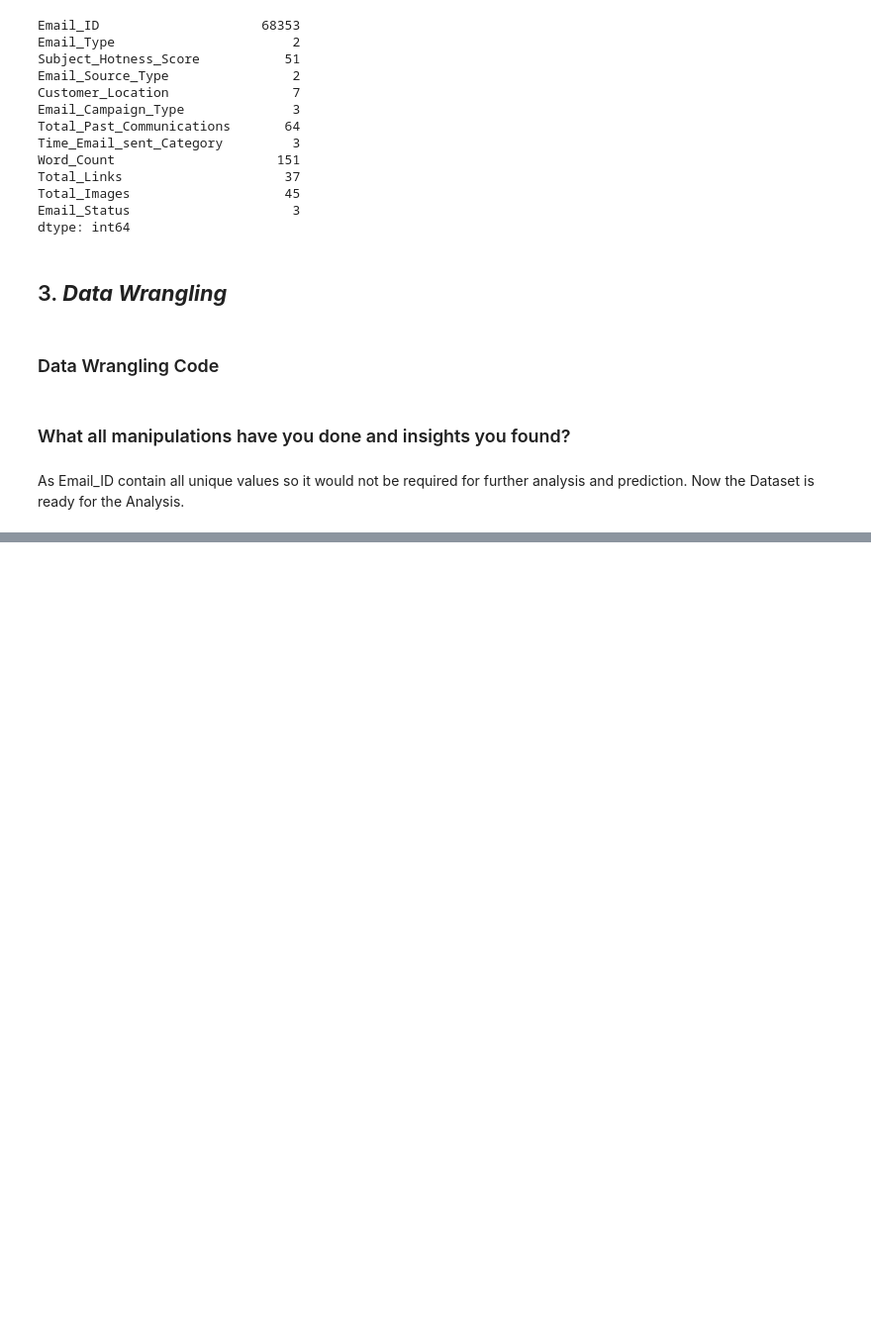
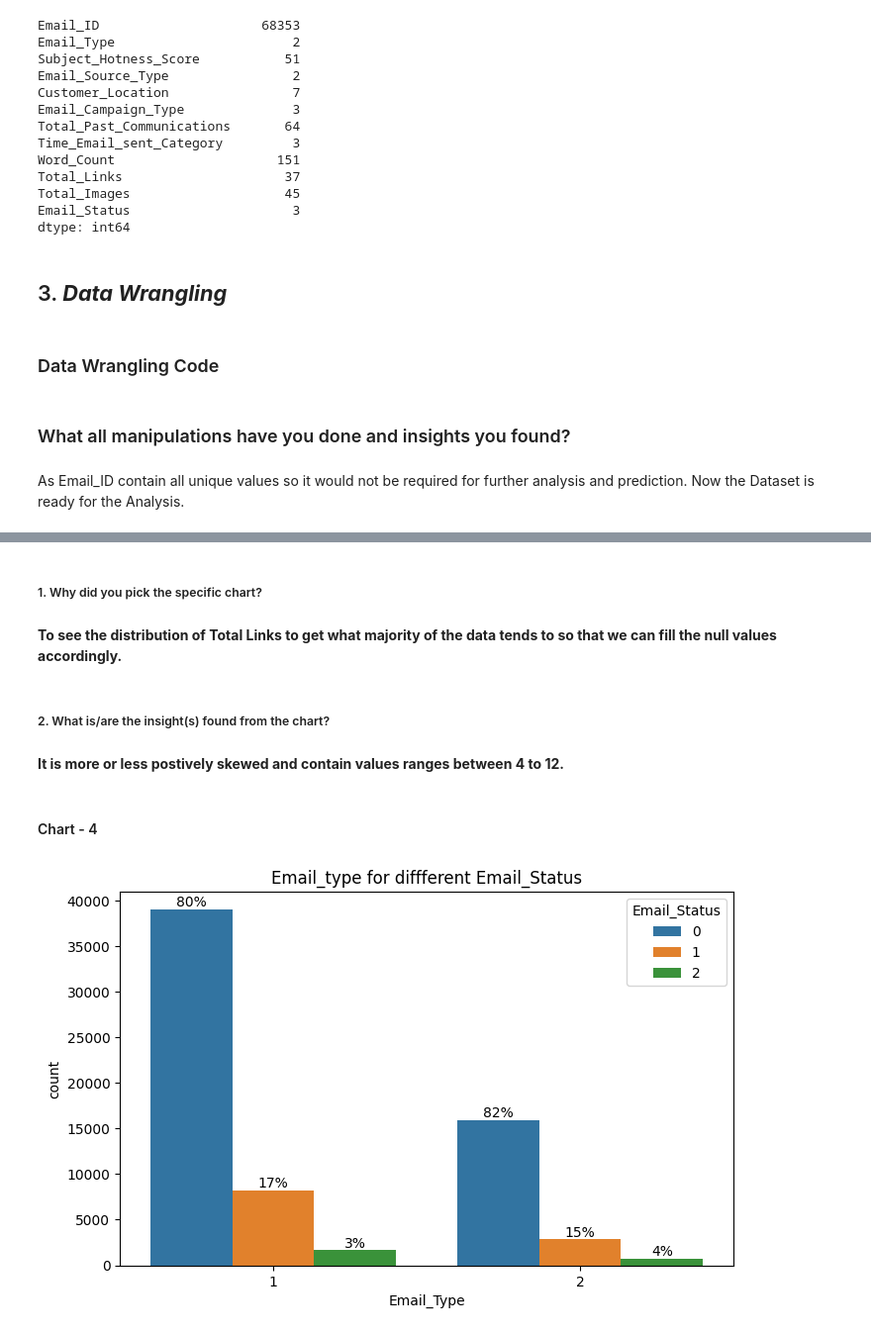
Before and after one commit to dil150898/Email-Campaign-Effectiveness-Prediction, a Jupyter notebook: dil_khush_Email_Campaign_Effectiveness_Prediction_.ipynb, the cells around one changed output, grey strips where cells are left out. Shown at 99% size. Drawn from its saved outputs; the diff is of its cells as text; code cells hidden in the pictures; blank space fills up the shorter version.

```diff
--- a/dil_khush_Email_Campaign_Effectiveness_Prediction_.ipynb
+++ b/dil_khush_Email_Campaign_Effectiveness_Prediction_.ipynb
@@ -418,0 +499,17 @@ As Email_ID contain all unique values so it would not be required for further an
+# %% [markdown]
+##### 1. Why did you pick the specific chart?
+# %% [markdown]
+**To see the distribution of Total Links to get what majority of the data tends to so that we can fill the null values accordingly.**
+# %% [markdown]
+##### 2. What is/are the insight(s) found from the chart?
+# %% [markdown]
+**It is more or less postively skewed and contain values ranges between  4 to 12.**
+# %% [markdown]
+#### Chart - 4
+# %%
+# Chart - 4 visualization code
+ax=sns.countplot(x=df['Email_Type'],hue=df["Email_Status"])
+plt.title('Email_type for diffferent Email_Status')
+barPerc(df,'Email_Type',ax)
+# %% [output]
+[figure, added]
```
Also changed, not shown: parts of 96 cells of this notebook.
